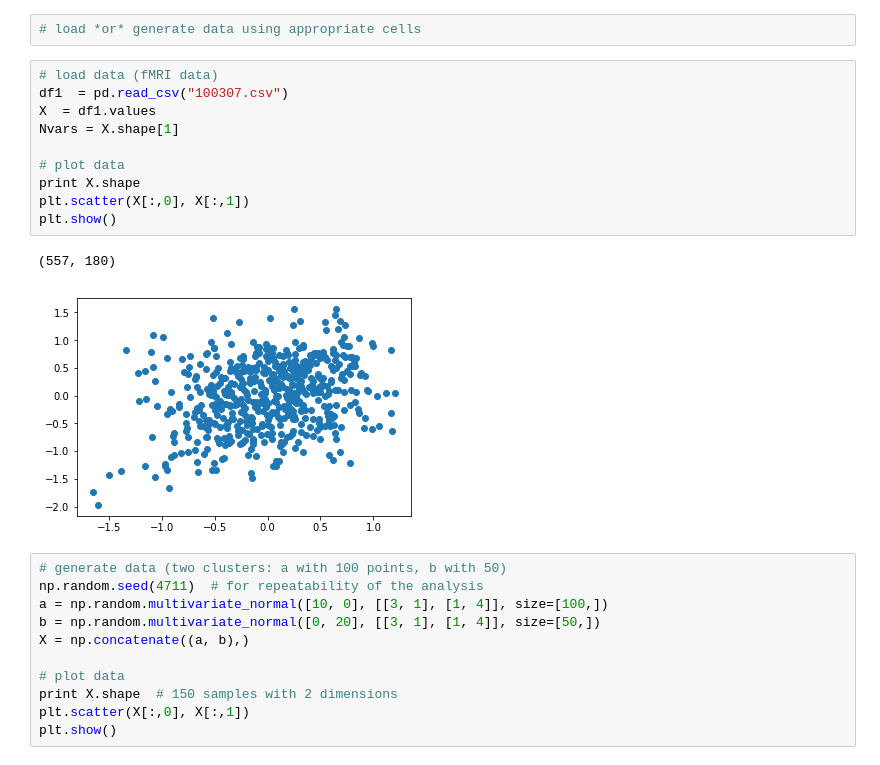
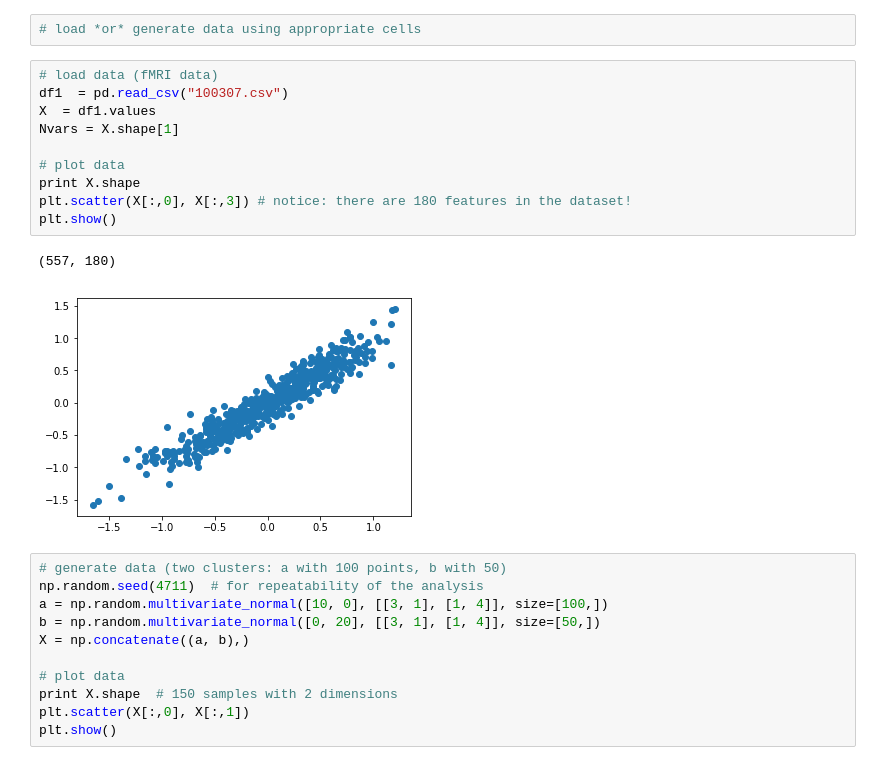
Before and after one commit to cryptofan/FunctionalConnectivity_AoNBrainhackWarsaw, a Jupyter notebook: codes/hierarchical-clustering.ipynb, the cells around one changed output. Cells and saved outputs as stored; diff of their text form.

```diff
--- a/codes/hierarchical-clustering.ipynb
+++ b/codes/hierarchical-clustering.ipynb
@@ -13,16 +13,16 @@ from scipy.cluster.hierarchy import dendrogram, linkage
 # %%
 # load data (fMRI data)
 df1  = pd.read_csv("100307.csv")
 X  = df1.values
 Nvars = X.shape[1]
 
 # plot data
 print X.shape
-plt.scatter(X[:,0], X[:,1])
+plt.scatter(X[:,0], X[:,3]) # notice: there are 180 features in the dataset!
 plt.show()
 # %% [output]
 (557, 180)
-[figure, old version]
+[figure, new version]
 # %%
 # generate data (two clusters: a with 100 points, b with 50)
 np.random.seed(4711)  # for repeatability of the analysis
```
Also changed, not shown: parts of 2 cells of this notebook.
